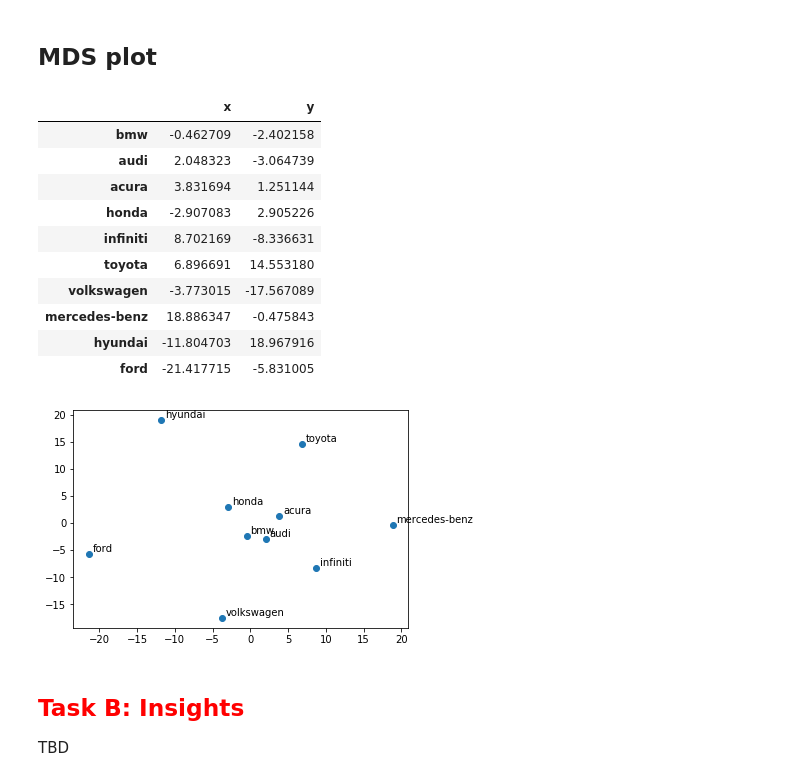
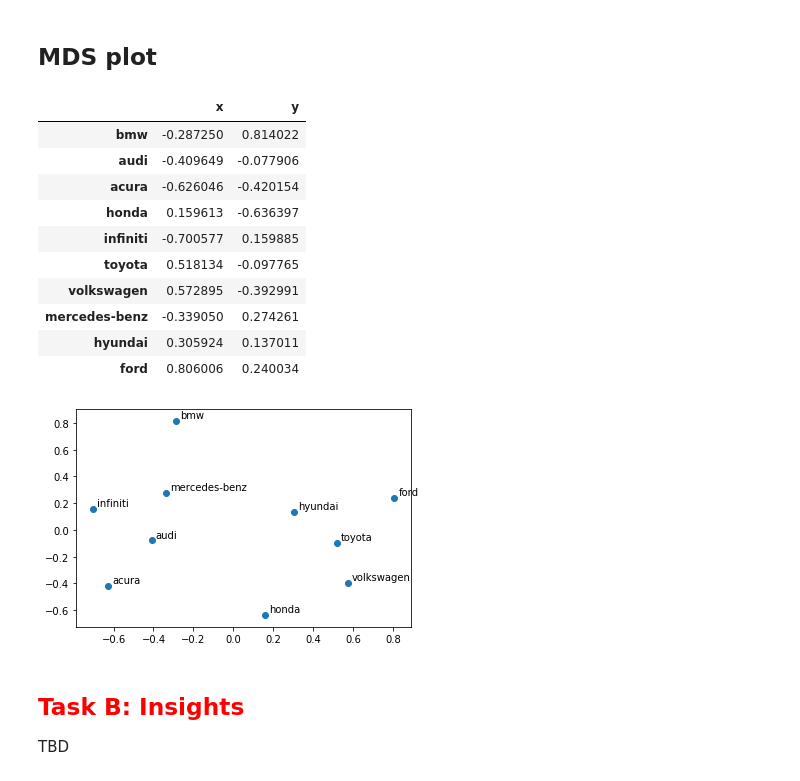
Before and after one commit to cdd6689/Twitter-Politics-Text-Analytics-project-, a Jupyter notebook: HW/HW1/HW1_notebook_matthew.ipynb, the cells around one changed output. Cells and saved outputs as stored; diff of their text form; code cells hidden in the pictures.

```diff
--- a/HW/HW1/HW1_notebook_matthew.ipynb
+++ b/HW/HW1/HW1_notebook_matthew.ipynb
@@ -253,3 +267,6 @@ lift_brands
 | mercedes-benz | 2.622126 | 3.480728 | 2.617041 | 1.737595 | 3.467322 | 1.998654 | 1.742906 | 21.263456 | 2.126346 | 2.177146 |
 | hyundai | 1.247200 | 1.803823 | 1.531524 | 1.828284 | 2.034009 | 3.041055 | 2.192256 | 2.126346 | 25.882759 | 2.031752 |
 | ford | 1.406985 | 1.224836 | 1.121724 | 2.022454 | 1.258239 | 2.742370 | 2.799754 | 2.177146 | 2.031752 | 25.617747 |
+# %%
+inverse_lift_brands = lift_brands.apply(lambda x: 1/x)
+inverse_lift_brands
@@ -257,29 +287,29 @@ lift_brands
 ## MDS plot
 # %%
 from sklearn.manifold import MDS
-embedding = MDS(n_components=2)
-mds = embedding.fit_transform(lift_brands)
-mds = pd.DataFrame(mds, index=lift_brands.index.values, columns=['x', 'y'])
-mds
+embedding = MDS(n_components=2, random_state=4)
+mds = embedding.fit_transform(inverse_lift_brands)
+mds_output = pd.DataFrame(mds, index=inverse_lift_brands.index.values, columns=['x', 'y'])
+mds_output
 # %% [output]
 |  | x | y |
-| bmw | -0.462709 | -2.402158 |
-| audi | 2.048323 | -3.064739 |
-| acura | 3.831694 | 1.251144 |
-| honda | -2.907083 | 2.905226 |
-| infiniti | 8.702169 | -8.336631 |
-| toyota | 6.896691 | 14.553180 |
-| volkswagen | -3.773015 | -17.567089 |
-| mercedes-benz | 18.886347 | -0.475843 |
-| hyundai | -11.804703 | 18.967916 |
-| ford | -21.417715 | -5.831005 |
+| bmw | -0.287250 | 0.814022 |
+| audi | -0.409649 | -0.077906 |
+| acura | -0.626046 | -0.420154 |
+| honda | 0.159613 | -0.636397 |
+| infiniti | -0.700577 | 0.159885 |
+| toyota | 0.518134 | -0.097765 |
+| volkswagen | 0.572895 | -0.392991 |
+| mercedes-benz | -0.339050 | 0.274261 |
+| hyundai | 0.305924 | 0.137011 |
+| ford | 0.806006 | 0.240034 |
 # %%
 fig, ax = plt.subplots()
-ax.scatter(mds['x'], mds['y'])
-for brand in lift_brands.index.values:
-    ax.text(mds.loc[brand, 'x']+0.5, mds.loc[brand, 'y']+0.5, brand)
+ax.scatter(mds_output['x'], mds_output['y'])
+for brand in inverse_lift_brands.index.values:
+    ax.text(mds_output.loc[brand, 'x']+0.02, mds_output.loc[brand, 'y']+0.02, brand)
 # %% [output]
-[figure, old version]
+[figure, new version]
 # %% [markdown]
 ##  <font color='red'>Task B: Insights</fonr>
 TBD
```
Also changed, not shown: parts of 24 cells of this notebook.
